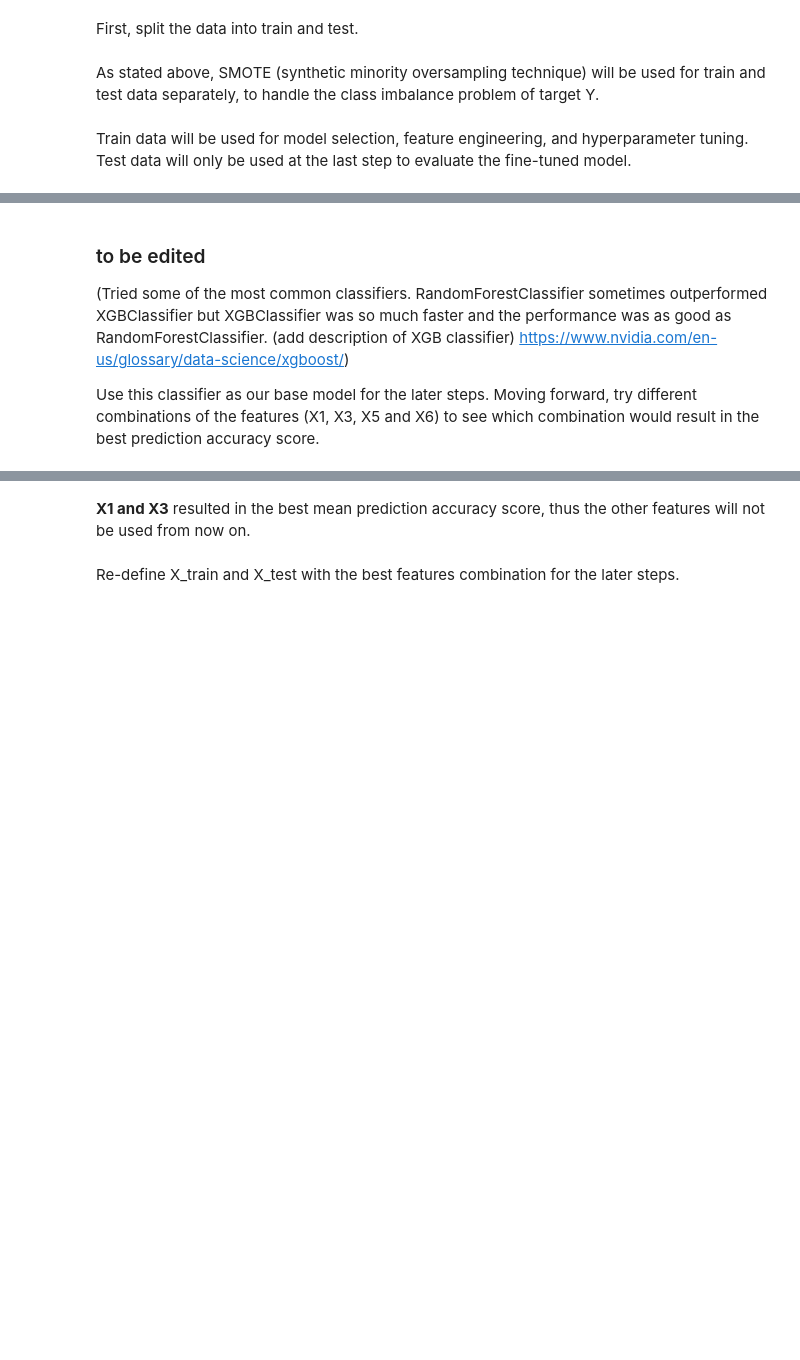
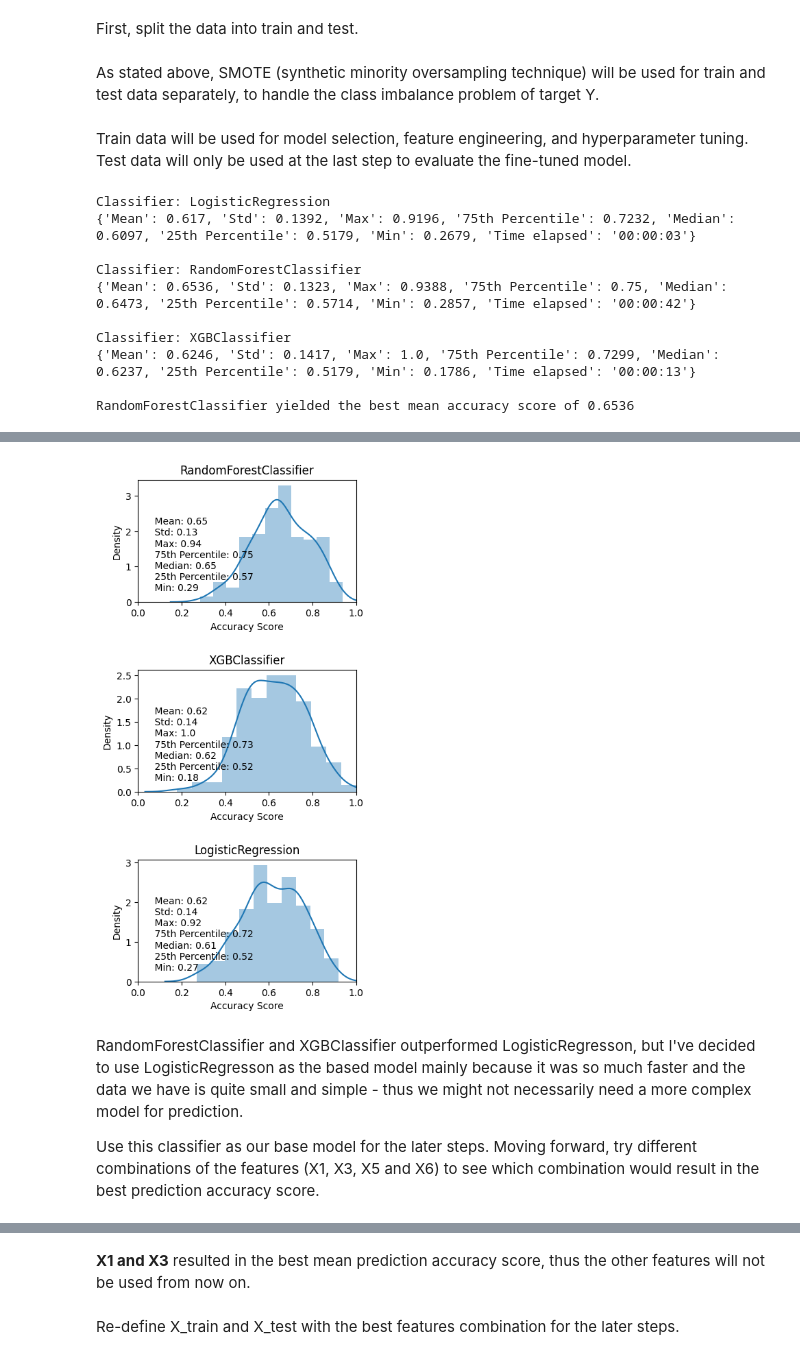
Before and after one commit to henryhyunwookim/Happy-Customers, a Jupyter notebook: Happy Costomers.ipynb, the cells around one changed output, grey strips where cells are left out. Cells and saved outputs as stored; diff of their text form; code cells hidden in the pictures; blank space fills up the shorter version.

```diff
--- a/Happy Costomers.ipynb
+++ b/Happy Costomers.ipynb
@@ -154,8 +154,19 @@ Test data will only be used at the last step to evaluate the fine-tuned model.<b
 X_train, X_test, y_train, y_test = split_data(
     X=survey_df.drop(["Y"], axis=1),
     y=survey_df["Y"],
-    test_size=0.3,
+    test_size=0.24,
     random_state=random_state,
     oversampling=True)
 # %%
-# eval_models(X=X_train, y=y_train, n_splits=10, n=100, random_state=random_state)
+eval_models(X=X_train, y=y_train, n_splits=7, n=30, random_state=random_state)
+# %% [output]
+Classifier: LogisticRegression
+{'Mean': 0.617, 'Std': 0.1392, 'Max': 0.9196, '75th Percentile': 0.7232, 'Median': 0.6097, '25th Percentile': 0.5179, 'Min': 0.2679, 'Time elapsed': '00:00:03'}
+
+Classifier: RandomForestClassifier
+{'Mean': 0.6536, 'Std': 0.1323, 'Max': 0.9388, '75th Percentile': 0.75, 'Median': 0.6473, '25th Percentile': 0.5714, 'Min': 0.2857, 'Time elapsed': '00:00:42'}
+
+Classifier: XGBClassifier
+{'Mean': 0.6246, 'Std': 0.1417, 'Max': 1.0, '75th Percentile': 0.7299, 'Median': 0.6237, '25th Percentile': 0.5179, 'Min': 0.1786, 'Time elapsed': '00:00:13'}
+
+RandomForestClassifier yielded the best mean accuracy score of 0.6536
@@ -162,8 +177,6 @@ X_train, X_test, y_train, y_test = split_data(
+[figure, added]
 # %% [markdown]
-### to be edited
-(Tried some of the most common classifiers. RandomForestClassifier sometimes outperformed XGBClassifier but XGBClassifier was so much faster and the performance was as good as RandomForestClassifier.
-(add description of XGB classifier)
-https://www.nvidia.com/en-us/glossary/data-science/xgboost/)
+RandomForestClassifier and XGBClassifier outperformed LogisticRegresson, but I've decided to use LogisticRegresson as the based model mainly because it was so much faster and the data we have is quite small and simple - thus we might not necessarily need a more complex model for prediction.
 
 Use this classifier as our base model for the later steps. Moving forward, try different combinations of the features (X1, X3, X5 and X6) to see which combination would result in the best prediction accuracy score.
 # %%
```
Also changed, not shown: parts of 16 cells of this notebook.
